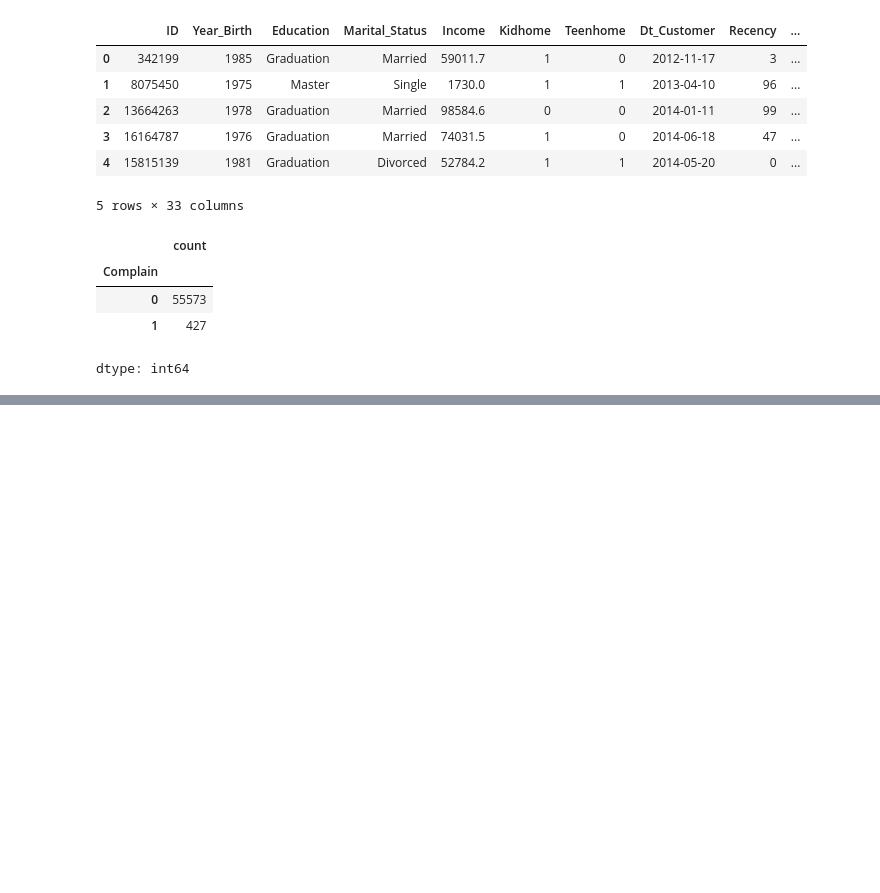
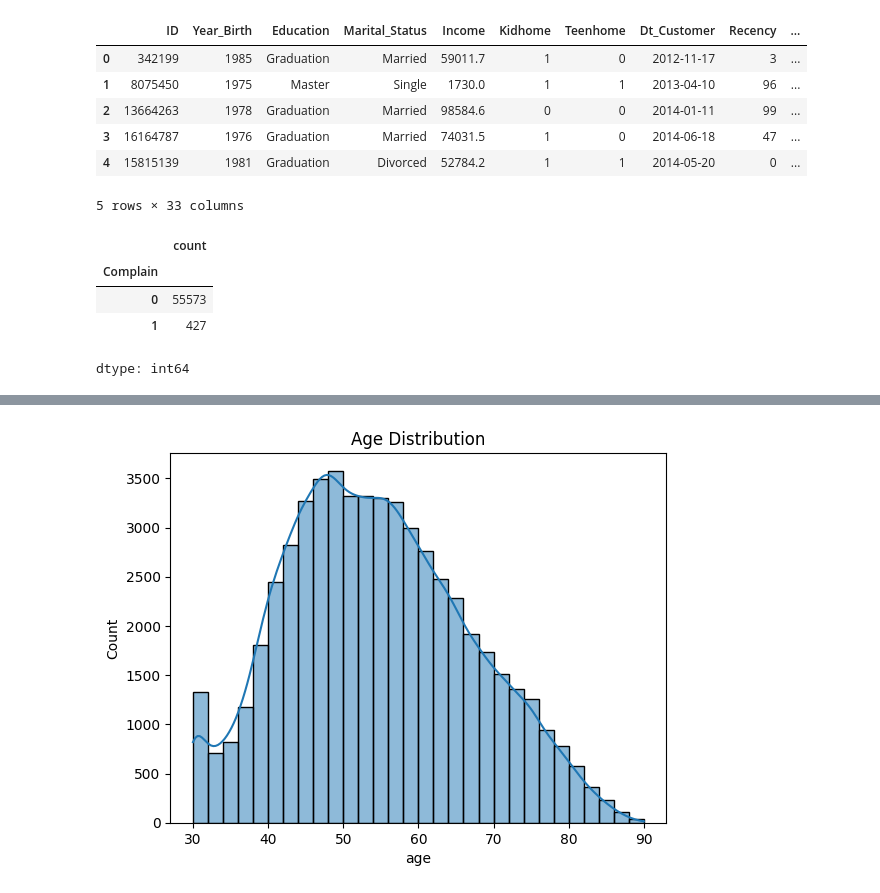
Before and after one commit to dharanigs-19/Mini-Project, a Jupyter notebook: Mini_Project_2.ipynb, the cells around one changed output, grey strips where cells are left out. Cells and saved outputs as stored; diff of their text form; code cells hidden in the pictures; blank space fills up the shorter version.

```diff
--- a/Mini_Project_2.ipynb
+++ b/Mini_Project_2.ipynb
@@ -262,3 +261,5 @@ predata['Complain'].value_counts(dropna=False)
 | 0 | 55573 |
 | 1 | 427 |
 dtype: int64
+# %%
+predata1=predata
@@ -264,0 +274,3 @@ dtype: int64
+# %%
+# Dropping null values after preprocessing
+predata1=predata1.dropna(subset=['Marital_Status'])
@@ -264,0 +304,9 @@ dtype: int64
+# %%
+# Age Distribution
+
+predata1.describe()
+sns.histplot(x=predata["age"],bins=30, kde=True)
+plt.title("Age Distribution")
+plt.show()
+# %% [output]
+[figure, added]
```
Also changed, not shown: parts of 26 cells of this notebook.
